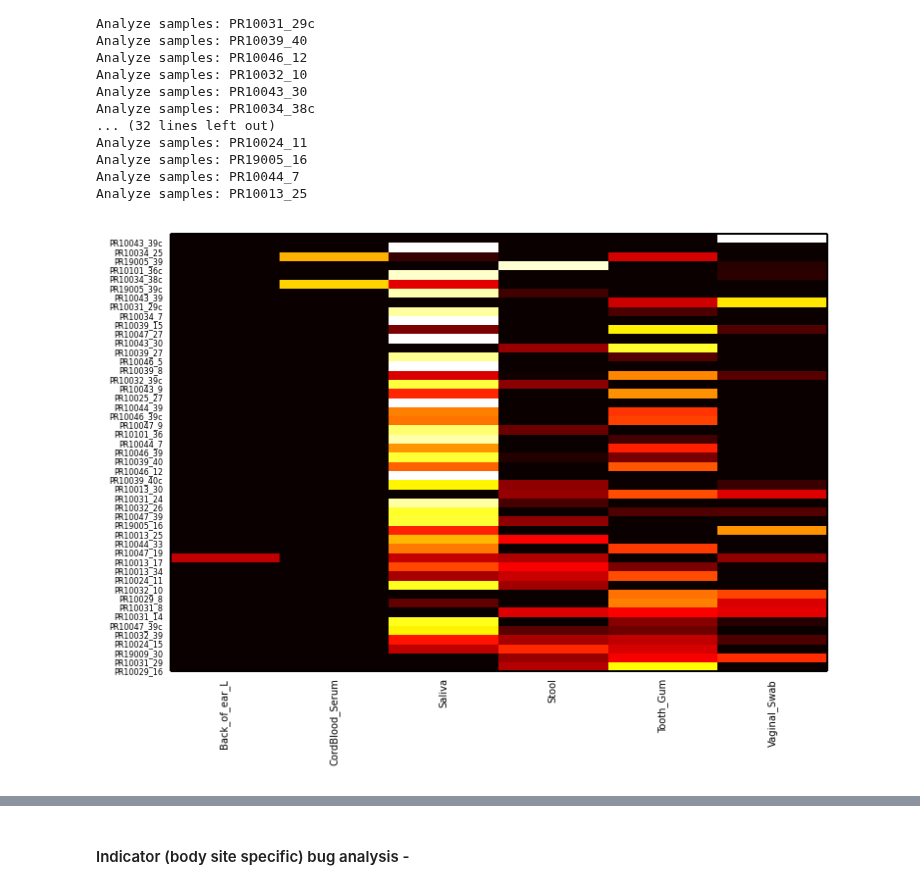
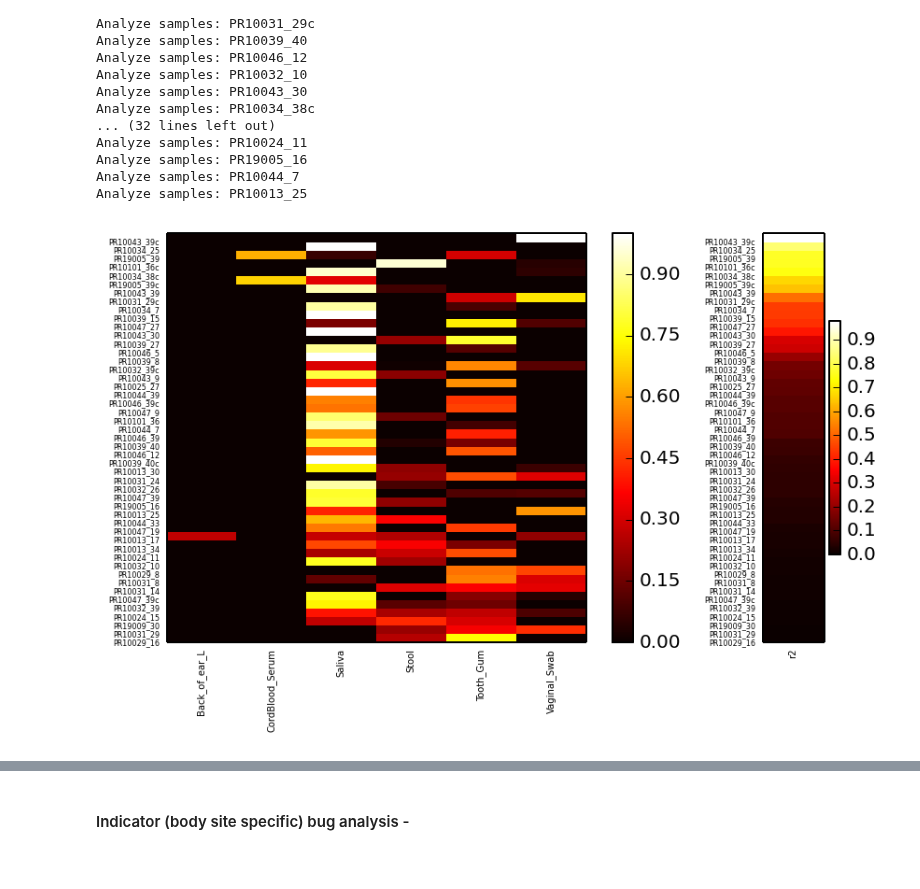
Before and after one commit to lmart999/CS229, a Jupyter notebook: CS229_Project.ipynb, the cells around one changed output, grey strips where cells are left out. Saved outputs shown, nothing was run; the diff lists cells and outputs as text; code cells hidden in the pictures.

```diff
--- a/CS229_Project.ipynb
+++ b/CS229_Project.ipynb
@@ -993,31 +993,40 @@ def makeHeatmap(pruned_DF):
     plt.tick_params(\
     axis='x',          # changes apply to the x-axis
     which='both',      # both major and minor ticks are affected
     bottom='off',      # ticks along the bottom edge are off
     top='off')         # ticks along the top edge are off
     # labelbottom='off') # labels along the bottom edge are off
 
     plt.tick_params(\
     axis='y',          # changes apply to the x-axis
     which='both',      # both major and minor ticks are affected
     left='off',      # ticks along the bottom edge are off
     right='off',        # ticks along the top edge are off
     labelleft='on')  # labels along the bottom edge are off
 
     ind=np.arange(bugLabels.size)+0.5
     locs,labels=plt.xticks(ind,bugLabels)
     plt.setp(labels, rotation=90, fontsize=5)
     plt.xlim([0,len(bugLabels)])
     # plt.title('%s'%titleString,fontsize=5)
 
 # Store and sort
 stor_cocat=pd.concat(stor,axis=1)
 stor_cocat.fillna(0,inplace=True)
 stor_cocat_tp=stor_cocat.transpose()
 stor_cocat_tp=stor_cocat_tp.reset_index(drop=True)
 stor_cocat_tp.set_index('Sample',inplace=True)
 stor_cocat_tp=stor_cocat_tp.sort('r2',ascending=True)
+
+plt.subplot2grid((1,5),(0, 4))
+makeHeatmap(pd.DataFrame(stor_cocat_tp['r2']))
+plt.colorbar()
+
 del stor_cocat_tp['r2']
+plt.subplot2grid((1,5),(0,0),colspan=4)
 makeHeatmap(stor_cocat_tp)
+plt.colorbar()
+
+plt.tight_layout()
 # %% [output]
-[figure, old version]
+[figure, new version]
```
Also changed, not shown: parts of 6 cells of this notebook.
